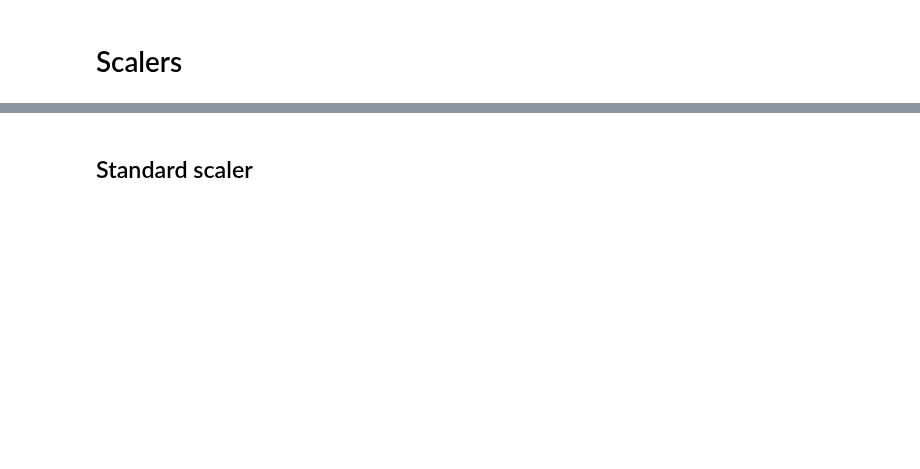
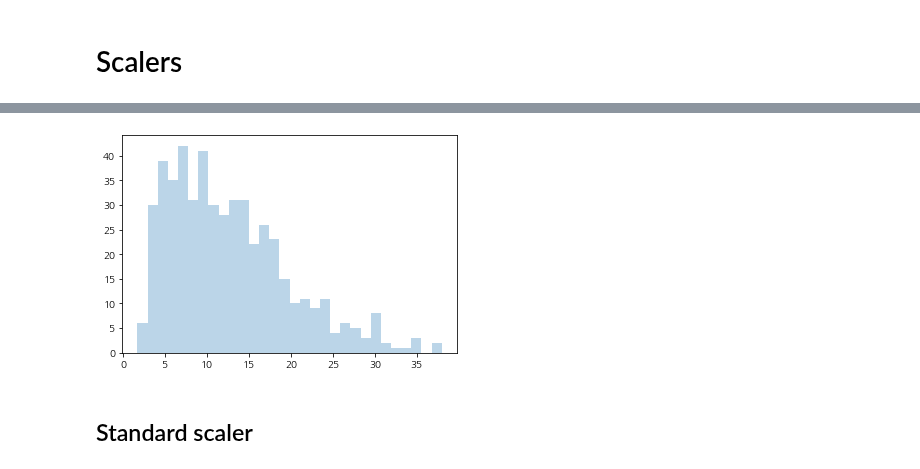
Before and after one commit to ywkim92/Paper-implementation, a Jupyter notebook: Scalers.ipynb, the cells around one changed output, grey strips where cells are left out. Cells and saved outputs as stored; diff of their text form; code cells hidden in the pictures; blank space fills up the shorter version.

```diff
--- a/Scalers.ipynb
+++ b/Scalers.ipynb
@@ -28,0 +54,6 @@ array = y.copy()
+# %%
+n_bins = 30
+counts, bins, patchs = plt.hist(array, alpha=.3, bins=n_bins,)
+area = sum(counts * np.diff(bins))
+# %% [output]
+[figure, added]
```
Also changed, not shown: parts of 10 cells of this notebook.
